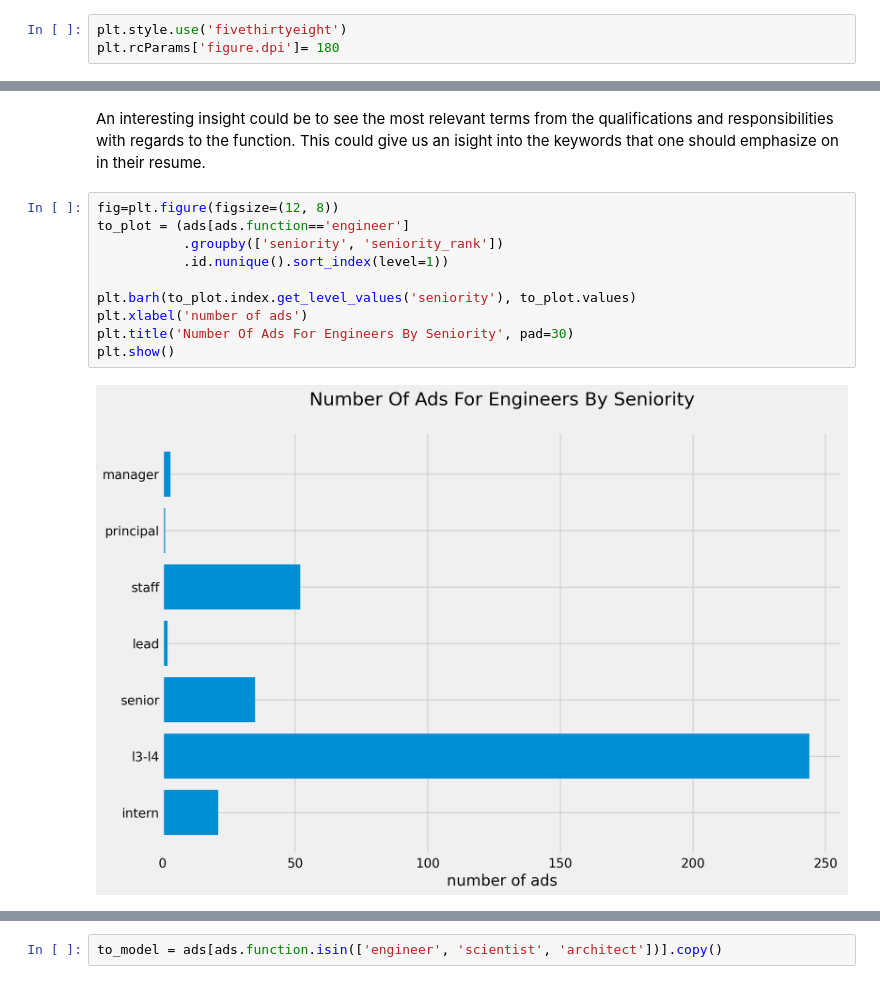
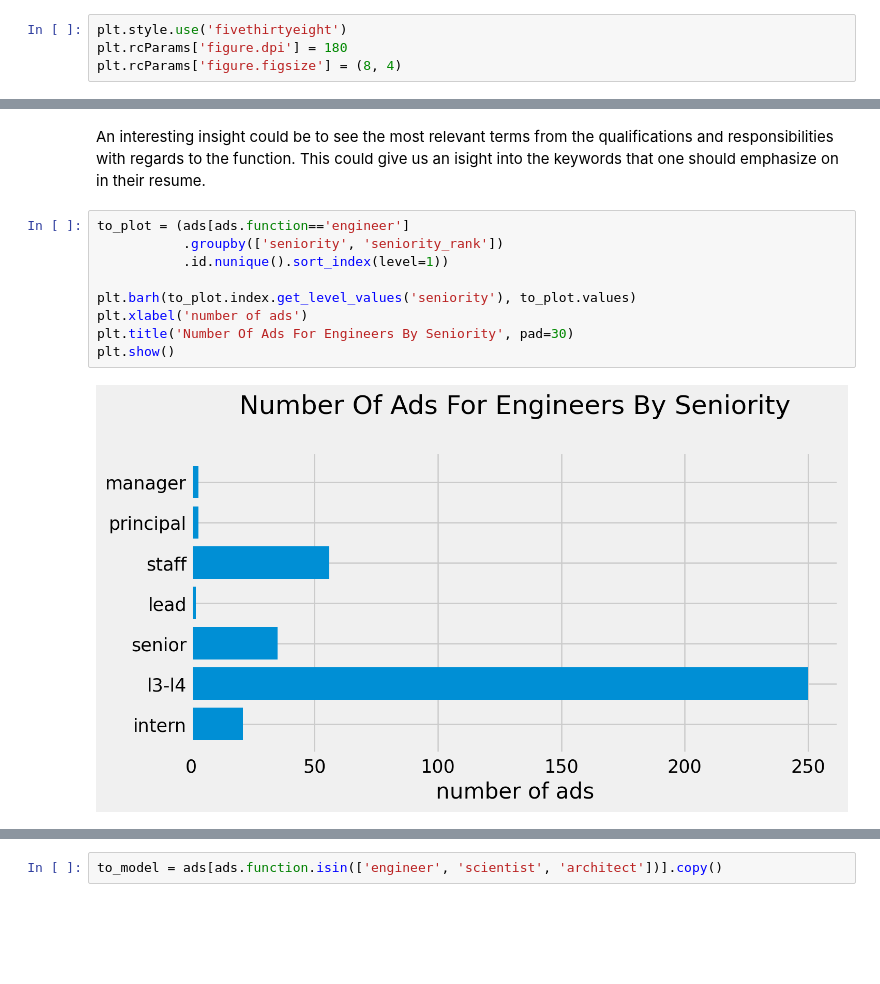
Before and after one commit to rossrco/analyses, a Jupyter notebook: ggl_job_ads/notebooks/job_ads_analysis.ipynb, the cells around one changed output, grey strips where cells are left out. Cells and saved outputs as stored; diff of their text form; blank space fills up the shorter version.

Commit message:
add figsize as parameter for all figures in the analysis

```diff
--- a/ggl_job_ads/notebooks/job_ads_analysis.ipynb
+++ b/ggl_job_ads/notebooks/job_ads_analysis.ipynb
@@ -35,7 +35,8 @@ with open(config_path, 'r') as config_file:
 %matplotlib inline
 # %%
 plt.style.use('fivethirtyeight')
-plt.rcParams['figure.dpi']= 180
+plt.rcParams['figure.dpi'] = 180
+plt.rcParams['figure.figsize'] = (8, 4)
 # %%
 client = storage.Client(config['project'])
 bucket = client.get_bucket(config['bucket'])
@@ -106,15 +107,14 @@ ads[['title', 'role', 'department', 'area', 'seniority', 'seniority_rank', 'func
 # %% [markdown]
 An interesting insight could be to see the most relevant terms from the qualifications and responsibilities with regards to the function. This could give us an isight into the keywords that one should emphasize on in their resume.
 # %%
-fig=plt.figure(figsize=(12, 8))
 to_plot = (ads[ads.function=='engineer']
            .groupby(['seniority', 'seniority_rank'])
            .id.nunique().sort_index(level=1))
 
 plt.barh(to_plot.index.get_level_values('seniority'), to_plot.values)
 plt.xlabel('number of ads')
 plt.title('Number Of Ads For Engineers By Seniority', pad=30)
 plt.show()
 # %% [output]
-[figure, old version]
+[figure, new version]
 # %%
```
Also changed, not shown: parts of 7 cells of this notebook.
